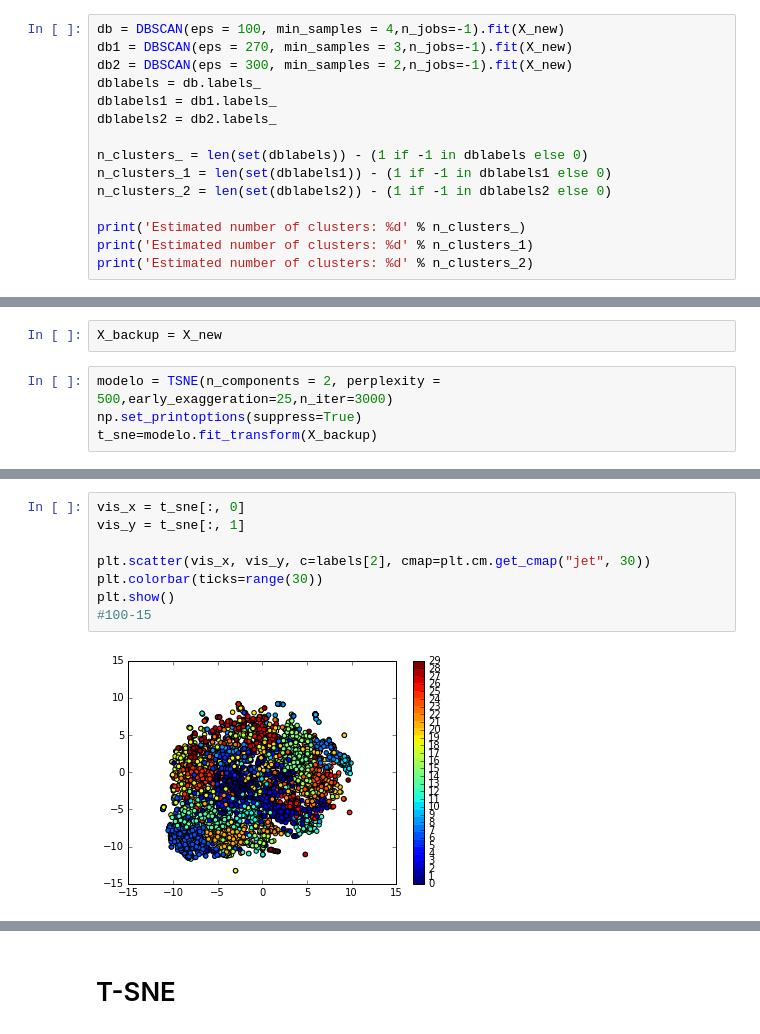
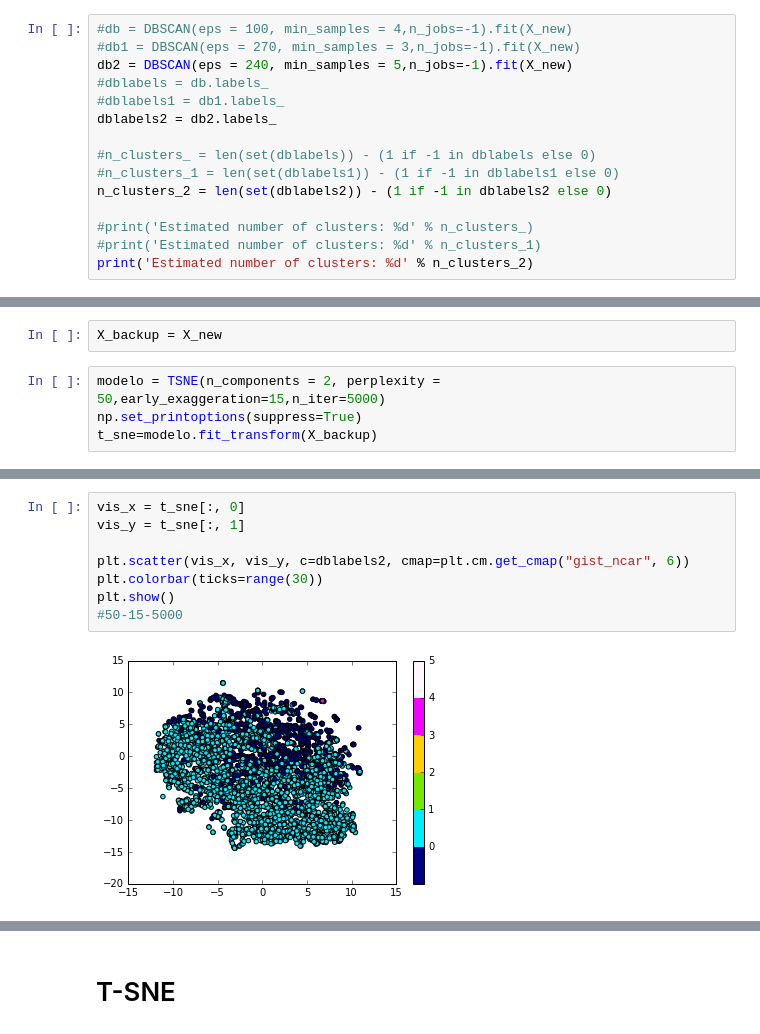
Before and after one commit to cmp831/T2G-2017-1, a Jupyter notebook: tg2.ipynb, the cells around one changed output, grey strips where cells are left out. Saved outputs shown, nothing was run; the diff lists cells and outputs as text.

```diff
--- a/tg2.ipynb
+++ b/tg2.ipynb
@@ -163,18 +127,18 @@ plt.show()
 # %% [markdown]
 # DBSCAN
 # %%
-db = DBSCAN(eps = 100, min_samples = 4,n_jobs=-1).fit(X_new)
-db1 = DBSCAN(eps = 270, min_samples = 3,n_jobs=-1).fit(X_new)
-db2 = DBSCAN(eps = 300, min_samples = 2,n_jobs=-1).fit(X_new)
-dblabels = db.labels_
-dblabels1 = db1.labels_
+#db = DBSCAN(eps = 100, min_samples = 4,n_jobs=-1).fit(X_new)
+#db1 = DBSCAN(eps = 270, min_samples = 3,n_jobs=-1).fit(X_new)
+db2 = DBSCAN(eps = 240, min_samples = 5,n_jobs=-1).fit(X_new)
+#dblabels = db.labels_
+#dblabels1 = db1.labels_
 dblabels2 = db2.labels_
 
-n_clusters_ = len(set(dblabels)) - (1 if -1 in dblabels else 0)
-n_clusters_1 = len(set(dblabels1)) - (1 if -1 in dblabels1 else 0)
+#n_clusters_ = len(set(dblabels)) - (1 if -1 in dblabels else 0)
+#n_clusters_1 = len(set(dblabels1)) - (1 if -1 in dblabels1 else 0)
 n_clusters_2 = len(set(dblabels2)) - (1 if -1 in dblabels2 else 0)
 
-print('Estimated number of clusters: %d' % n_clusters_)
-print('Estimated number of clusters: %d' % n_clusters_1)
+#print('Estimated number of clusters: %d' % n_clusters_)
+#print('Estimated number of clusters: %d' % n_clusters_1)
 print('Estimated number of clusters: %d' % n_clusters_2)
 # %% [output]
@@ -221,7 +179,7 @@ print(dblabels2)
 # %%
 X_backup = X_new
 # %%
-modelo = TSNE(n_components = 2, perplexity = 500,early_exaggeration=25,n_iter=3000)
+modelo = TSNE(n_components = 2, perplexity = 50,early_exaggeration=15,n_iter=5000)
 np.set_printoptions(suppress=True)
 t_sne=modelo.fit_transform(X_backup)
 # %%
@@ -247,10 +215,10 @@ plt.show()
 # %%
 vis_x = t_sne[:, 0]
 vis_y = t_sne[:, 1]
 
-plt.scatter(vis_x, vis_y, c=labels[2], cmap=plt.cm.get_cmap("jet", 30))
+plt.scatter(vis_x, vis_y, c=dblabels2, cmap=plt.cm.get_cmap("gist_ncar", 6))
 plt.colorbar(ticks=range(30))
 plt.show()
-#100-15
+#50-15-5000
 # %% [output]
-[figure, old version]
+[figure, new version]
```
Also changed, not shown: parts of 22 cells of this notebook, 1 other file.
